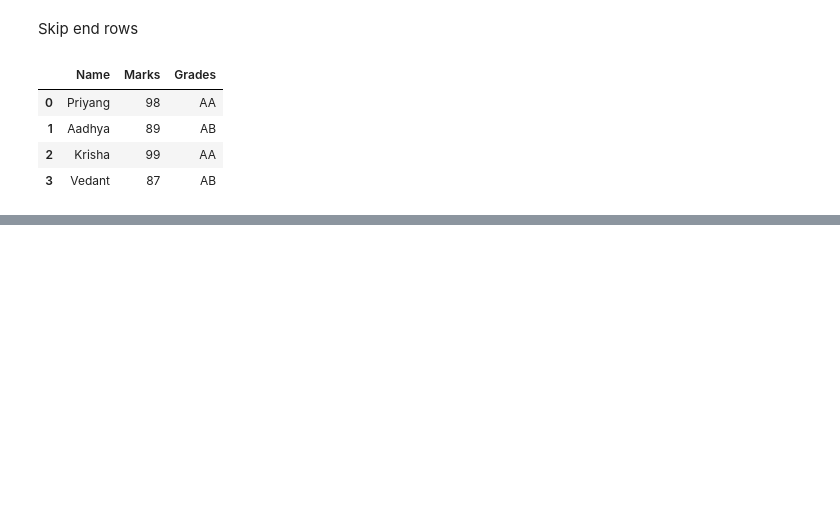
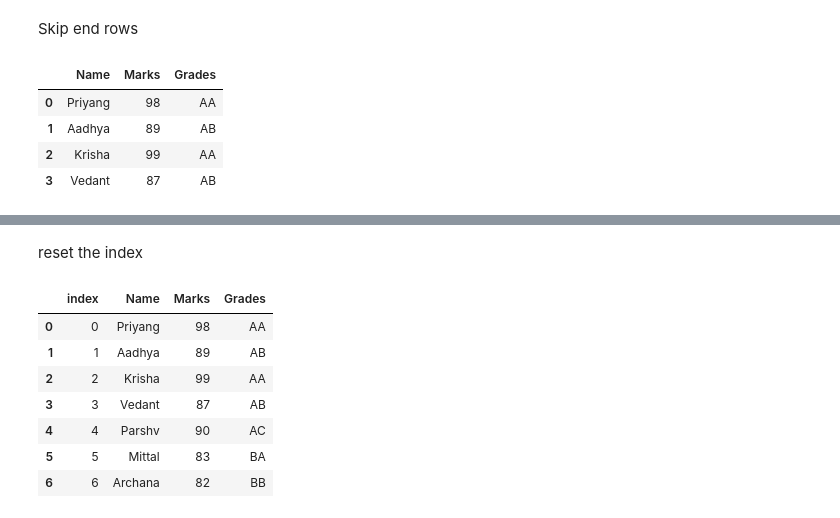
Before and after one commit to AseemGupta39/data_analytics_with_python, a Jupyter notebook: main.ipynb, the cells around one changed output, grey strips where cells are left out. Drawn from its saved outputs; the diff is of its cells as text; code cells hidden in the pictures; blank space fills up the shorter version.

```diff
--- a/main.ipynb
+++ b/main.ipynb
@@ -1104,0 +1093,4 @@ data_from_csv
+# %%
+marks_csv = marks_csv
+data_from_csv = pd.read_csv(marks_csv)
+data_from_csv
@@ -1184,0 +1263,3 @@ data_from_csv4
+# %%
+data_from_csv10 = pd.read_csv(marks_csv)
+data_from_csv10.set_index('Marks')
@@ -1184,0 +1276,13 @@ data_from_csv4
+# %% [markdown]
+reset the index
+# %%
+data_from_csv10.reset_index()
+# %% [output]
+|  | index | Name | Marks | Grades |
+| 0 | 0 | Priyang | 98 | AA |
+| 1 | 1 | Aadhya | 89 | AB |
+| 2 | 2 | Krisha | 99 | AA |
+| 3 | 3 | Vedant | 87 | AB |
+| 4 | 4 | Parshv | 90 | AC |
+| 5 | 5 | Mittal | 83 | BA |
+| 6 | 6 | Archana | 82 | BB |
```
Also changed, not shown: parts of 50 cells of this notebook, 1 other file.
